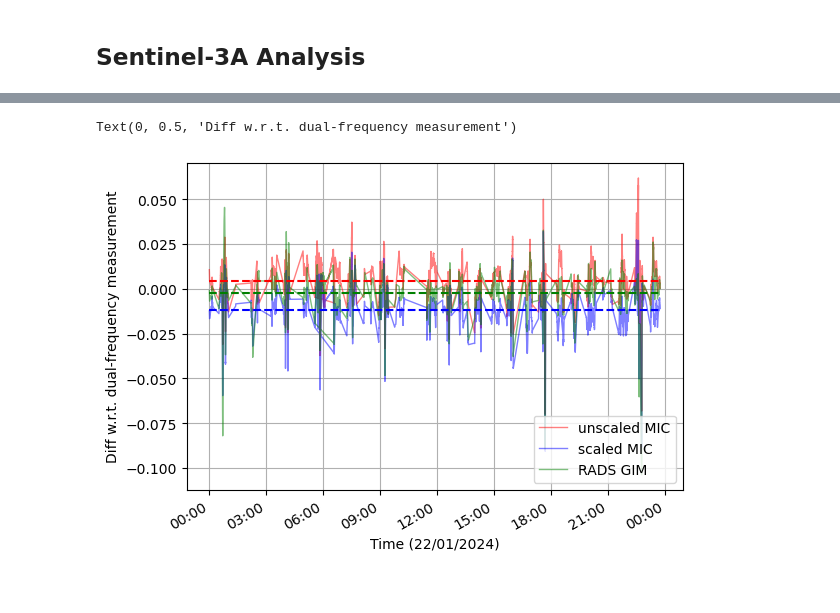
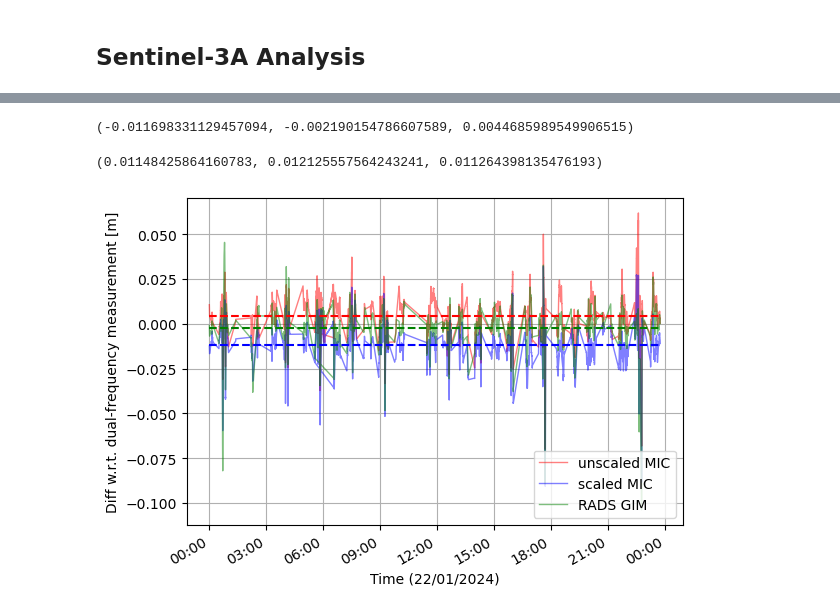
Before and after one commit to djaklouwens/TestAnalysisSimulation, a Jupyter notebook: main/plotting_results_sandbox.ipynb, the cells around one changed output, grey strips where cells are left out. Drawn from its saved outputs; the diff is of its cells as text; code cells hidden in the pictures.

```diff
--- a/main/plotting_results_sandbox.ipynb
+++ b/main/plotting_results_sandbox.ipynb
@@ -135,6 +138,7 @@ for f in os.listdir(res_dir):
 pass_n_files = []
 offset_MIC_unscaled = []
 offset_MIC_scaled = []
+time_array = []
 
 for f in summary_files:
     for x in re.split(r'[()]', f):
@@ -147,8 +151,9 @@ for f in summary_files:
     offset_MIC_unscaled.append(np.mean(df['MIC Unscaled'])/np.mean(df['RADS GIM']))
     offset_MIC_scaled.append(np.mean(df['MIC'])/np.mean(df['RADS GIM']))
 
-offset_S3A = pd.DataFrame(np.array([offset_MIC_scaled, offset_MIC_unscaled]).T, index=pass_n_files, columns=['unscaled', 'MIC'])
+offset_S3A = pd.DataFrame(np.array([offset_MIC_scaled, offset_MIC_unscaled]).T, index=pass_n_files, columns=['MIC', 'unscaled'])
 
 better_MIC = offset_S3A[np.abs(offset_S3A['MIC'])<=1].index
 better_unscaled = offset_S3A[np.abs(offset_S3A['unscaled'])<1].index
 better_RADS = offset_S3A[np.abs(offset_S3A['MIC'])>1].index
+better_MIC
@@ -177,10 +248,23 @@ init_earth(earth)
 show_sun_lines(earth)
 # show_jason_pos(earth)
 
-for n in better_MIC:
+for n in better_unscaled:
     file = summary_files[pass_n_files.index(n)]
     plot_file(earth, file, extra=f'n={n:>02} ')
 
-ax.legend(bbox_to_anchor=(1.06, 0.99), loc='upper left')
-ax.set_title('Paths in which MIC is better', pad=24)
+
+data = [dt_extra.get_datetime_obj(i) for i in ['00:00:00 22/01/2024', '00:00:00 23/01/2024']]
+t = pd.date_range(start=data[0], end=data[1], periods=13, )
+x = [0,1]
+y = [0,1]
+smap = ax.scatter(x,y,s=0.0001,c=mdates.date2num(data),edgecolors='none',marker='o',cmap='Spectral')
+
+cb = fig.colorbar(smap,orientation='vertical',
+                  ticks= mdates.HourLocator(interval=2),
+                  format=mdates.DateFormatter('%H:%M'))
+
+# ax.legend(bbox_to_anchor=(1.06, 0.99), loc='upper left')
+# ax.set_title('Paths in which Unscaled MIC is better', pad=24)
+fig.tight_layout()
+plt.savefig(os.path.join(res_dir, 'paths_better_unscaled.svg'), dpi=300)
 # %% [output]
@@ -191,13 +274,15 @@ Text(0.5, 1.0, 'Paths in which MIC is better')
 
 time_raw      = np.ndarray([])
 diff_unscaled = np.ndarray([])
-diff_MIC     = np.ndarray([])
+diff_MIC      = np.ndarray([])
 diff_RADS     = np.ndarray([])
 lon           = np.ndarray([])
 lat           = np.ndarray([])
 
-for f in summary_files:
-    with open(f, 'r') as f:
+summary_df = pd.DataFrame(columns=['diff unscaled', 'diff MIC', 'diff RADS', 'time'])
+
+for n, file in zip(pass_n_files, summary_files):
+    with open(file, 'r') as f:
         df = pd.read_table(f, sep=',', header=0, index_col=0)
 
     time_raw = np.append(time_raw, df['Time'])
@@ -207,12 +292,19 @@ for f in summary_files:
     lat = np.append(lat, df['Lat'])
     lon = np.append(lon, df['Lon'])
 
+    values = np.average([df['MIC Unscaled'], df['MIC'], df['RADS GIM']], axis=-1)
+
+    summary_df.loc[n] = [*values, df['Time'][int(len(df['Time'])/2)]]
+
 time = pd.to_datetime(time_raw)
 
 time          = time[1:-2]
 diff_unscaled = diff_unscaled[1:-2]
-diff_MIC     = diff_MIC[1:-2]
+diff_MIC      = diff_MIC[1:-2]
 diff_RADS     = diff_RADS[1:-2]
 lon           = lon[1:-2]
 lat           = lat[1:-2]
+
+summary_df.loc['all'] = [*np.average([diff_unscaled, diff_MIC, diff_RADS], axis=-1), '-']
+summary_df
 # %% [output]
@@ -220,26 +332,34 @@ lat           = lat[1:-2]
+# %%
+np.mean(diff_MIC), np.mean(diff_RADS), np.mean(diff_unscaled)
+# %% [output]
+(-0.011698331129457094, -0.002190154786607589, 0.0044685989549906515)
+# %%
+np.std(diff_MIC), np.std(diff_RADS), np.std(diff_unscaled)
+# %% [output]
+(0.01148425864160783, 0.012125557564243241, 0.011264398135476193)
 # %%
 # order = 4
 # diff_unscaled_filter = sp.signal.savgol_filter(diff_unscaled, len(diff_unscaled), order)
 # diff_IMIC_filter = sp.signal.savgol_filter(diff_IMIC, len(diff_IMIC), order)
 # diff_RADS_filter = sp.signal.savgol_filter(diff_RADS, len(diff_RADS), order)
 
 plt.gca().xaxis.set_major_formatter(mdates.DateFormatter('%H:%M'))
 # plt.gca().xaxis.set_major_locator(mdates.DayLocator(interval=1))
 plt.gcf().autofmt_xdate()
 
 main_style = {'alpha': 0.5, 'lw':1}
 
 plt.plot(time, diff_unscaled,        color='red', label=r'unscaled MIC', **main_style)
 plt.plot(time, diff_MIC,             color='blue', label=r'scaled MIC', **main_style)
 plt.plot(time, diff_RADS,            color='green', label='RADS GIM', **main_style)
 plt.hlines(np.average(diff_unscaled), np.min(time), np.max(time), color='red', ls='--')#, label=r'unscaled MIC')
 plt.hlines(np.average(diff_MIC), np.min(time),      np.max(time), color='blue', ls='--') #, label='scaled MIC')
 plt.hlines(np.average(diff_RADS), np.min(time),     np.max(time), color='green', ls='--') #, label='RADS GIM')
 plt.plot()
 plt.grid()
 plt.legend(loc='lower right')
 plt.xlabel('Time (22/01/2024)')
-plt.ylabel('Diff w.r.t. dual-frequency measurement')
+plt.ylabel('Diff w.r.t. dual-frequency measurement [m]')
+plt.savefig(os.path.join(res_dir, 'all_paths_time.svg'), dpi=300)
 # %% [output]
-Text(0, 0.5, 'Diff w.r.t. dual-frequency measurement')
-[figure, old version]
+[figure, new version]
```
Also changed, not shown: parts of 11 cells of this notebook, 23 other files.
